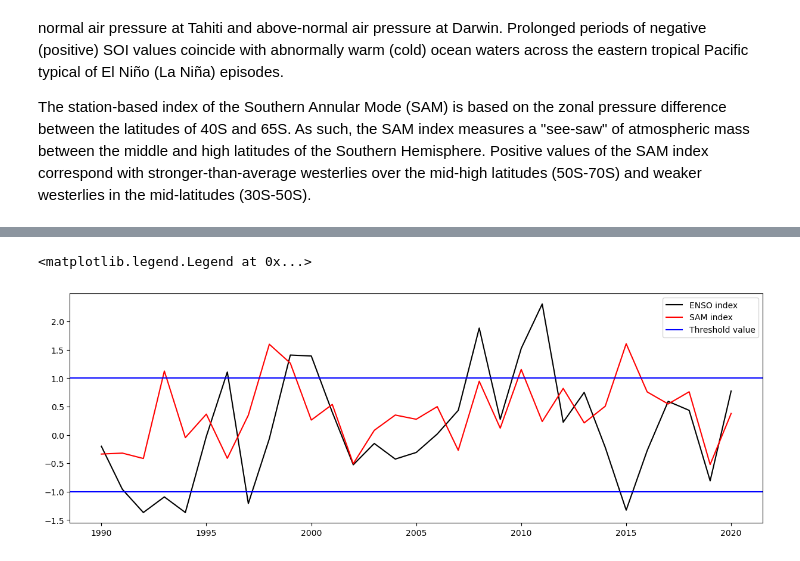
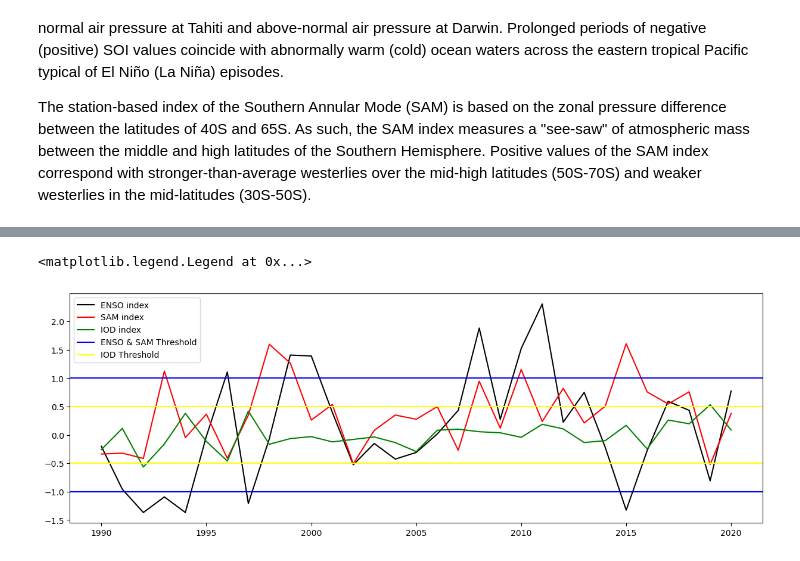
Before and after one commit to oceanhackweek/ohw23_proj_SAupwelling, a Jupyter notebook: Notebooks/enso_sam_index.ipynb, the cells around one changed output, grey strips where cells are left out. Cells and saved outputs as stored; diff of their text form; code cells hidden in the pictures.

```diff
--- a/Notebooks/enso_sam_index.ipynb
+++ b/Notebooks/enso_sam_index.ipynb
@@ -13,9 +13,9 @@ import matplotlib.pyplot as plt
 # %%
 
 ## Opening sam and SAM index datasets and finding the strong Elnino, Lanina, +SAM and -SAM years
-soi = pd.read_csv('soi_index.csv')
+soi = pd.read_csv('/home/jovyan/ohw23_proj_SAupwelling/Datasets/SOI_index.csv')
 
-# Convert the date column to datetime type
+# # Convert the date column to datetime type
 soi['date'] = pd.to_datetime(soi['date'])
 
 soi
@@ -44,7 +44,7 @@ print('El Niño years:', elnino_years)
 print('La Niña years:', lanina_years)
 
 # Read the CSV file
-sam = pd.read_csv('SAM_index.csv')
+sam = pd.read_csv('/home/jovyan/ohw23_proj_SAupwelling/Datasets/SAM_index.csv')
 
 # Convert the date column to datetime type
 sam['date'] = pd.to_datetime(sam['date'])
@@ -61,9 +61,9 @@ for i in range(len(sam)):
         if i <= len(sam) - 5 and all(sam.loc[i+j, 'sam_index'] <= -1 for j in range(5)):
             sam.loc[i:i+4, 'SAM'] = 'nsam'
 
-    elif sam_index >= 1.5:
+    elif sam_index >= 1:
         # Check if there are more than 5 consecutive months with ENSO index greater than 0.5
-        if i <= len(sam) - 5 and all(sam.loc[i+j, 'sam_index'] >= 1.5 for j in range(5)):
+        if i <= len(sam) - 5 and all(sam.loc[i+j, 'sam_index'] >= 1 for j in range(5)):
             sam.loc[i:i+4, 'SAM'] = 'psam'
 
 # Filter the data to only include El Niño and La Niña years
@@ -73,13 +73,20 @@ nsam_years = sam[sam['SAM'] == 'nsam']['date'].dt.year.unique()
 print('psam years:', psam_years)
 print('nsam years:', nsam_years)
 
+iod = pd.read_csv('/home/jovyan/ohw23_proj_SAupwelling/Datasets/iod_index.csv')
+iod['date'] = pd.to_datetime(iod['date'])
+iod['IOD'] = None
+
 #taking the year mean
 
 fig,ax = plt.subplots(figsize=(15,5))
 ax.plot(soi['date'],soi['soi_index'],color='k',label='ENSO index')
 ax.plot(sam['date'],sam['sam_index'],color='r',label='SAM index')
-ax.axhline(y=1.5, color='blue',label='Threshold value')
-ax.axhline(y=-1.5, color='blue')
+ax.plot(iod['date'],iod['iod_index'],color='g',label='IOD index')
+ax.axhline(y=1, color='blue',label='ENSO & SAM Threshold')
+ax.axhline(y=0.5, color='yellow',label='IOD Threshold')
+ax.axhline(y=-0.5, color='yellow')
+ax.axhline(y=-1, color='blue')
 ax.legend()
 
 print('Fig. 3, Monthly ENSO (black line) and SAM (red line) index from 1990 to 2020. \n The Blue line represents the threshold value used to select the strong ENSO and SAM years')
@@ -94,19 +101,23 @@ Fig. 3, Monthly ENSO (black line) and SAM (red line) index from 1990 to 2020.
 # %%
 #lets take the year mean and plot it
-# soi = pd.read_csv('soi_index.csv')
-# soi['date'] = pd.to_datetime(soi['date'])
 soi['year'] = soi['date'].dt.year
 sam['year'] = sam['date'].dt.year
+iod['year'] = iod['date'].dt.year
 soi_yr = soi.groupby('year')['soi_index'].mean()
 sam_yr = sam.groupby('year')['sam_index'].mean()
+iod_yr = iod.groupby('year')['iod_index'].mean()
 soi_yr = soi_yr.to_frame()
 sam_yr = sam_yr.to_frame()
+iod_yr = iod_yr.to_frame()
 fig,ax = plt.subplots(figsize=(15,5))
 ax.plot(soi_yr['soi_index'],color='k',label='ENSO index')
 ax.plot(sam_yr['sam_index'],color='r',label='SAM index')
-ax.axhline(y=1, color='blue',label='Threshold value')
+ax.plot(iod_yr['iod_index'],color='g',label='IOD index')
+ax.axhline(y=1, color='blue',label='ENSO & SAM Threshold')
+ax.axhline(y=0.5, color='yellow',label='IOD Threshold')
 ax.axhline(y=-1, color='blue')
+ax.axhline(y=-0.5, color='yellow')
 ax.legend()
 # %% [output]
 <matplotlib.legend.Legend at 0x...>
-[figure, old version]
+[figure, new version]
```
Also changed, not shown: parts of 1 cell of this notebook.
